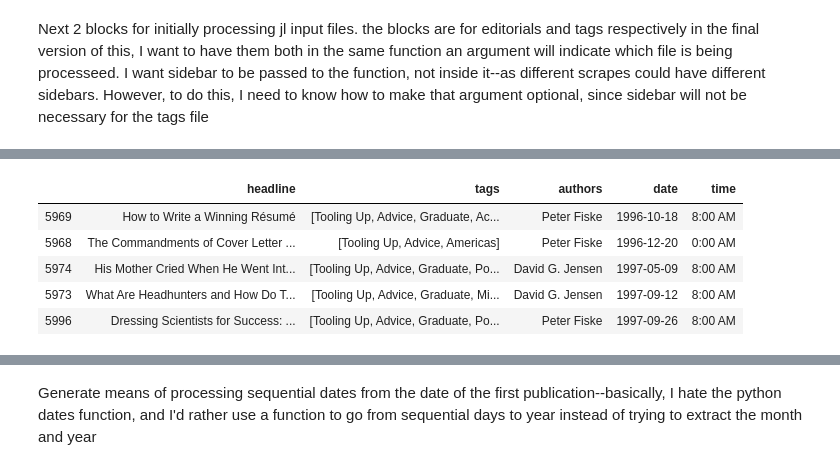
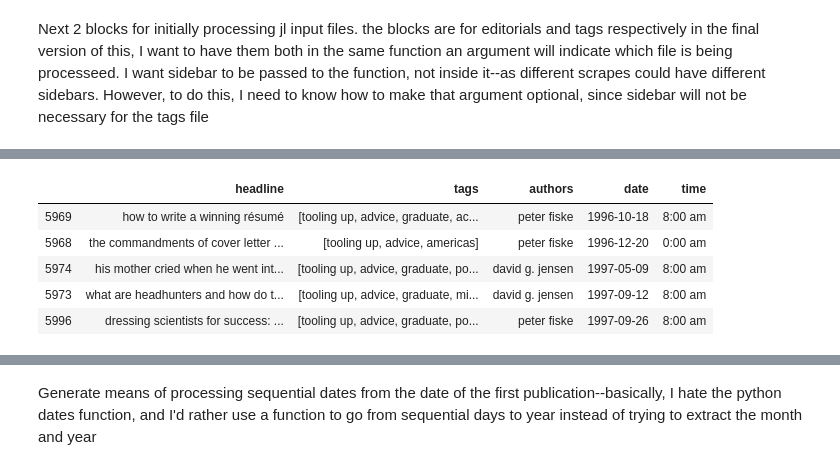
Before and after one commit to crboothb/sciencemag-careers-analysis, a Jupyter notebook: scripts/import_dev.ipynb, the cells around one changed output, grey strips where cells are left out. Saved outputs shown, nothing was run; the diff lists cells and outputs as text; code cells hidden in the pictures.

```diff
--- a/scripts/import_dev.ipynb
+++ b/scripts/import_dev.ipynb
@@ -6,0 +1,10 @@ done
+# %%
+import pandas as pd
+import ast
+
+pd.set_option('display.max_rows', 500)
+pd.set_option('display.max_columns', 500)
+pd.set_option('display.max_colwidth', 100)
+pd.set_option('display.width', 150)
+
+print("done")
@@ -91,7 +93,7 @@ def tags_process(article_tags):
     for line in article_tags:
         if "null" in line:
             line = line.replace("null", "\'null\'")
-        line = ast.literal_eval(line)
+        line = ast.literal_eval(line.lower())
         head = line["headline"].replace("\n","").replace("\"","")
         tags_dict["headline"].append(head)
         tags = line["tags"]
@@ -126,38 +128,38 @@ def tags_process(article_tags):
             #tags_dict["tags"].append(", ".join(tags))
             tags_dict["tags"].append(tags)
 
         num_authors = (len(line["byline"].replace("<",">").split(">"))-5)//4
         au = line["byline"].replace("<",">").split(">")[4]
         for i in range(2,num_authors):
             au += ", " + line["byline"].replace("<",">").split(">")[i*4]
         tags_dict["authors"].append(au)
         date_time = line["byline"].replace("<",">").split(">")[-5]
         time = date_time[-7:]
         date = date_time[:-9].replace(". ","-").replace(", ","-").replace(" ","").replace(",","")
         tags_dict["date"].append(date)
         tags_dict["time"].append(time)
 
 
     #print(tags_dict)
 
     tags_df = pd.DataFrame(tags_dict)
     tags_df.head()
     tags_df["date"] = pd.to_datetime(tags_df.date, format='%b-%d-%Y')
     tags_df["date"] = pd.to_datetime(tags_df["date"])
     tags_df.sort_values(by=["date"], inplace=True)
     return([tags_df, tags_dict])
 
 tags = tags_process(tags_raw)
 tags_dict_backup = tags[1]
 tags = tags[0]
 tags.head()
 # %% [output]
 |  | headline | tags | authors | date | time |
-| 5969 | How to Write a Winning Résumé | [Tooling Up, Advice, Graduate, Ac... | Peter Fiske | 1996-10-18 | 8:00 AM |
-| 5968 | The Commandments of Cover Letter ... | [Tooling Up, Advice, Americas] | Peter Fiske | 1996-12-20 | 0:00 AM |
-| 5974 | His Mother Cried When He Went Int... | [Tooling Up, Advice, Graduate, Po... | David G. Jensen | 1997-05-09 | 8:00 AM |
-| 5973 | What Are Headhunters and How Do T... | [Tooling Up, Advice, Graduate, Mi... | David G. Jensen | 1997-09-12 | 8:00 AM |
-| 5996 | Dressing Scientists for Success: ... | [Tooling Up, Advice, Graduate, Po... | Peter Fiske | 1997-09-26 | 8:00 AM |
+| 5969 | how to write a winning résumé | [tooling up, advice, graduate, ac... | peter fiske | 1996-10-18 | 8:00 am |
+| 5968 | the commandments of cover letter ... | [tooling up, advice, americas] | peter fiske | 1996-12-20 | 0:00 am |
+| 5974 | his mother cried when he went int... | [tooling up, advice, graduate, po... | david g. jensen | 1997-05-09 | 8:00 am |
+| 5973 | what are headhunters and how do t... | [tooling up, advice, graduate, mi... | david g. jensen | 1997-09-12 | 8:00 am |
+| 5996 | dressing scientists for success: ... | [tooling up, advice, graduate, po... | peter fiske | 1997-09-26 | 8:00 am |
 # %%
 # I wonder why they're different numbers
 print(len(editorial))
```
Also changed, not shown: parts of 7 cells of this notebook, 4 other files.
